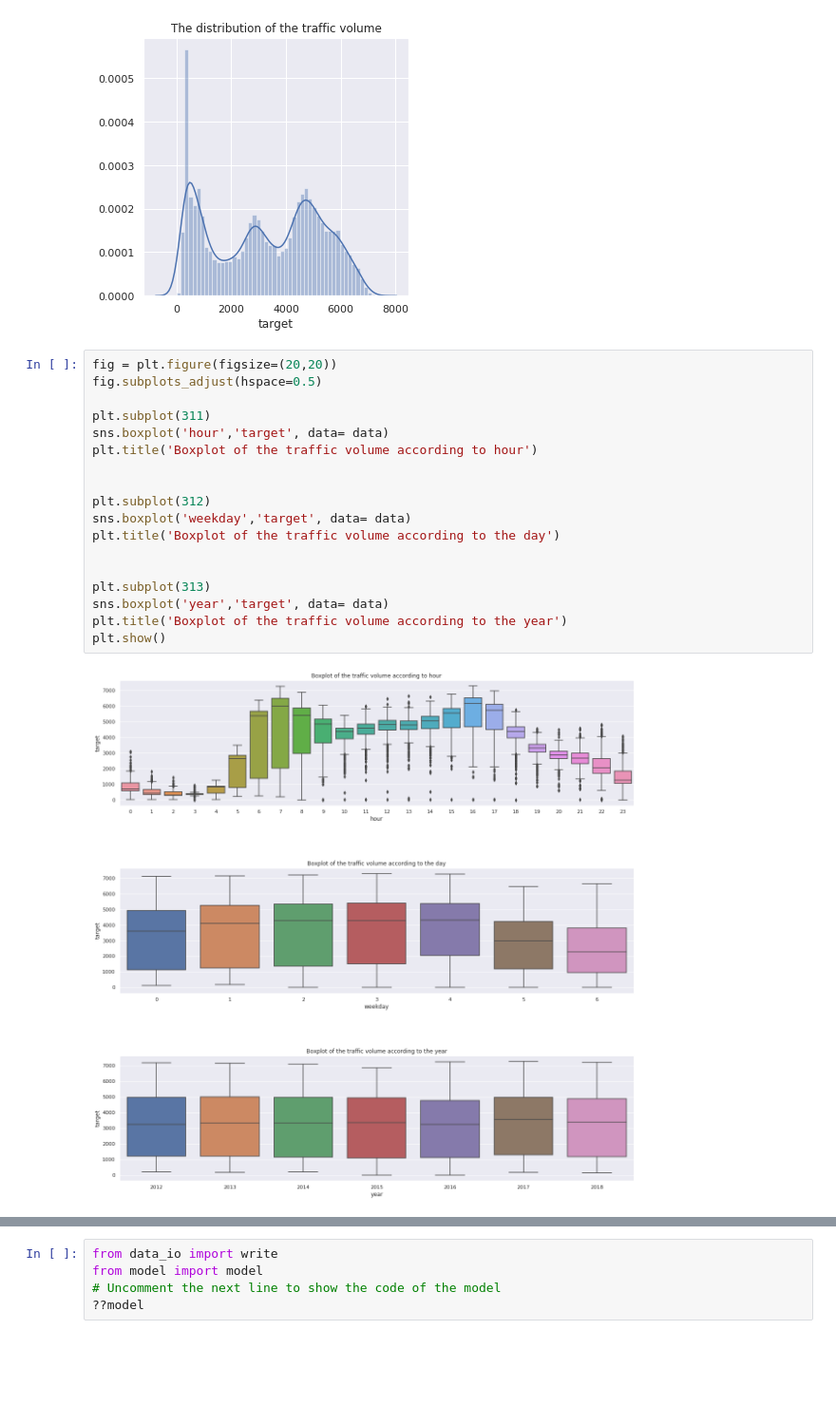
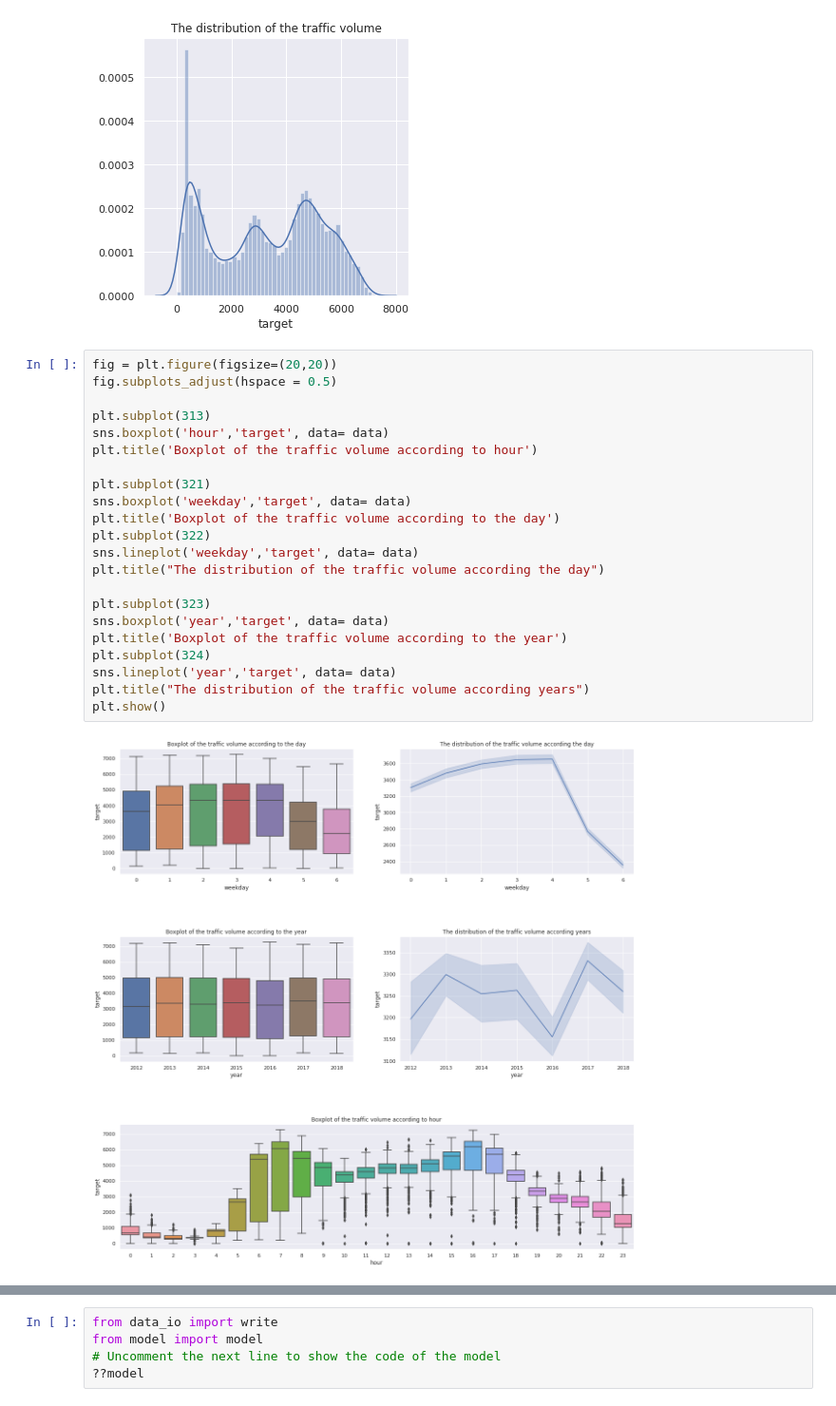
Before and after one commit to FlorianBertelli/ProjetAIC, a Jupyter notebook: starting_kit/README.ipynb, the cells around one changed output, grey strips where cells are left out. Shown at 95% size. Saved outputs shown, nothing was run; the diff lists cells and outputs as text; blank space fills up the shorter version.

```diff
--- a/starting_kit/README.ipynb
+++ b/starting_kit/README.ipynb
@@ -106,24 +93,28 @@ plt.show()
 [figure]
 # %%
 fig = plt.figure(figsize=(20,20))
-fig.subplots_adjust(hspace=0.5)
+fig.subplots_adjust(hspace = 0.5)
 
-plt.subplot(311)
+plt.subplot(313)
 sns.boxplot('hour','target', data= data)
 plt.title('Boxplot of the traffic volume according to hour')
 
-
-plt.subplot(312)
+plt.subplot(321)
 sns.boxplot('weekday','target', data= data)
 plt.title('Boxplot of the traffic volume according to the day')
+plt.subplot(322)
+sns.lineplot('weekday','target', data= data)
+plt.title("The distribution of the traffic volume according the day")
 
-
-plt.subplot(313)
+plt.subplot(323)
 sns.boxplot('year','target', data= data)
 plt.title('Boxplot of the traffic volume according to the year')
+plt.subplot(324)
+sns.lineplot('year','target', data= data)
+plt.title("The distribution of the traffic volume according years")
 plt.show()
 # %% [output]
-[figure, old version]
+[figure, new version]
 # %%
 f = plt.figure(figsize=(19, 15))
 plt.matshow(data.corr(), fignum=f.number)
```
Also changed, not shown: parts of 33 cells of this notebook.
